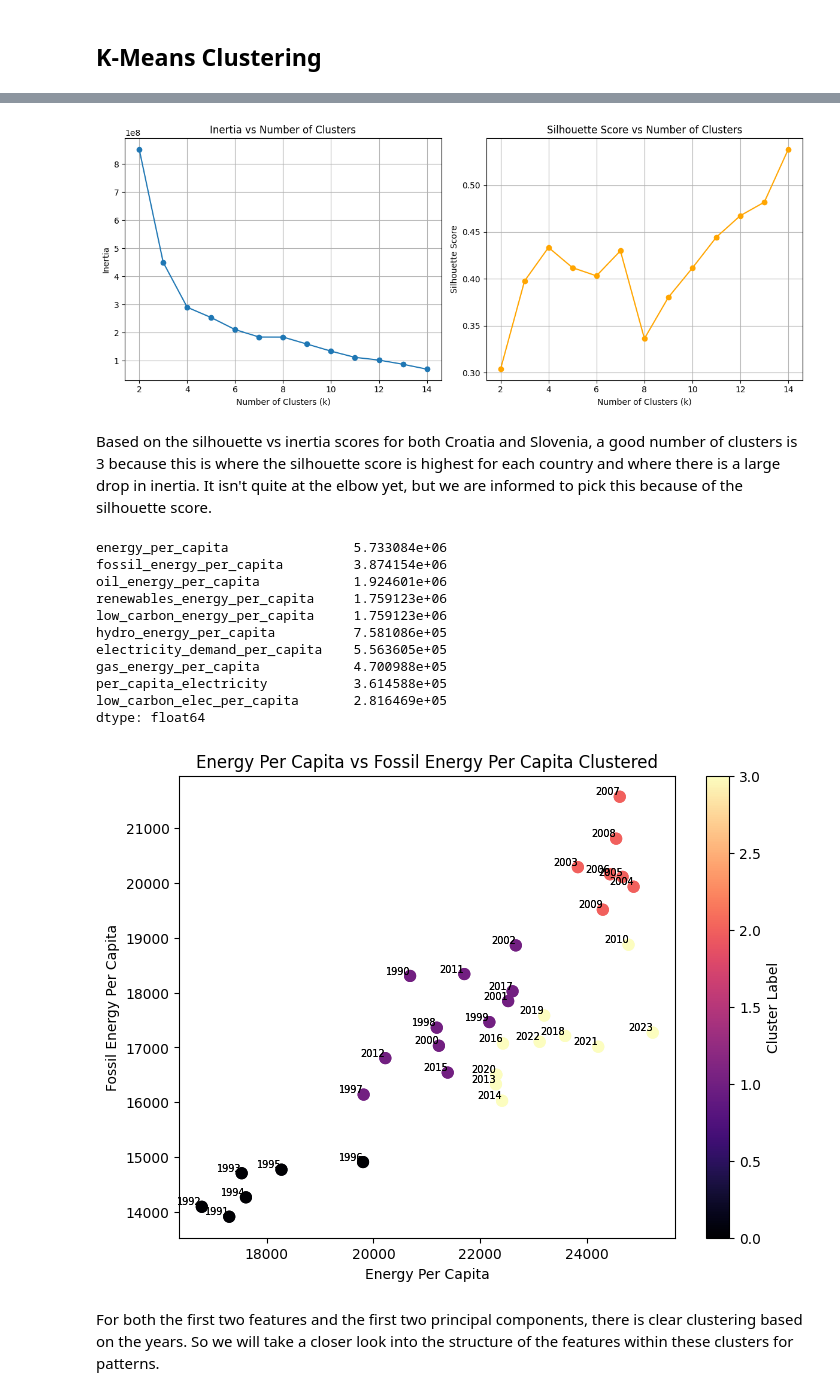
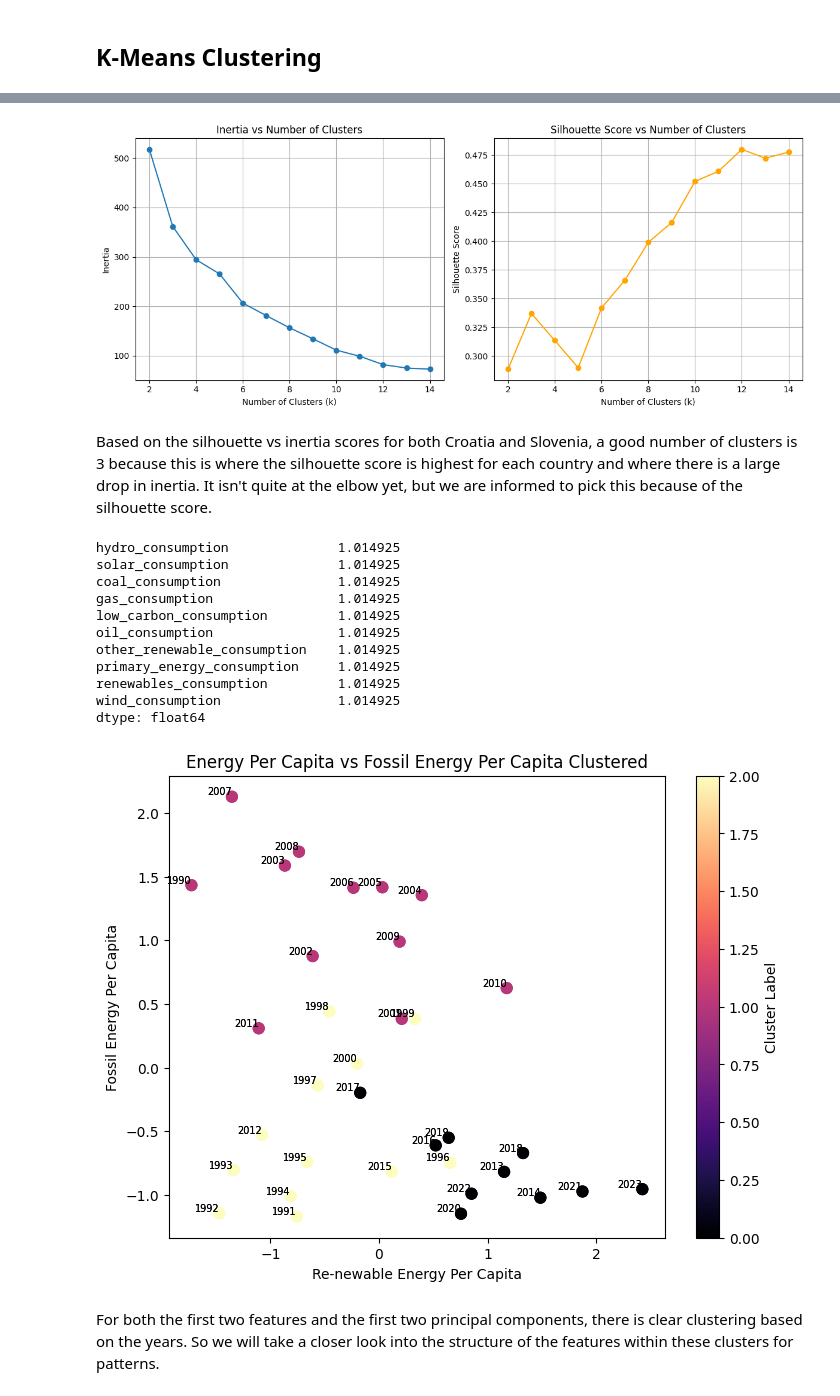
Before and after one commit to nicolenagata/DATA5322_HW4_UnsupervisedML, a Jupyter notebook: PracticalHW4_Edits.ipynb, the cells around one changed output, grey strips where cells are left out. Saved outputs shown, nothing was run; the diff lists cells and outputs as text; code cells hidden in the pictures.

```diff
--- a/PracticalHW4_Edits.ipynb
+++ b/PracticalHW4_Edits.ipynb
@@ -282,19 +282,11 @@ croatia_dfscaled.head()
 import pandas as pd
 
 # Add country column
-slovenia_df['country'] = 'Slovenia'
-croatia_df['country'] = 'Croatia'
+slovenia_dfscaled['country'] = 'Slovenia'
+croatia_dfscaled['country'] = 'Croatia'
 
 # Combine them
-df = pd.concat([slovenia_df, croatia_df])
-country	year	biofuel_elec_per_capita	biofuel_electricity	biofuel_share_elec	coal_cons_per_capita	coal_consumption	coal_elec_per_capita	coal_electricity	coal_share_elec	...	solar_electricity	solar_energy_per_capita	solar_share_elec	solar_share_energy	wind_consumption	wind_elec_per_capita	wind_electricity	wind_energy_per_capita	wind_share_elec	wind_share_energy
-5047	Slovenia	1990	2.068	0.01	0.114	1929.420	9.403	130.299	0.63	7.151	...	0.0	0.0	0.0	0.0	0.0	0.0	0.0	0.0	0.0	0.0
-5048	Slovenia	1991	2.072	0.01	0.117	1091.358	5.287	80.827	0.39	4.545	...	0.0	0.0	0.0	0.0	0.0	0.0	0.0	0.0	0.0	0.0
-5049	Slovenia	1992	2.091	0.01	0.112	968.532	4.647	138.012	0.66	7.416	...	0.0	0.0	0.0	0.0	0.0	0.0	0.0	0.0	0.0	0.0
-5050	Slovenia	1993	4.229	0.02	0.210	824.148	3.950	95.144	0.45	4.717	...	0.0	0.0	0.0	0.0	0.0	0.0	0.0	0.0	0.0	0.0
-5051	Slovenia	1994	2.13
-# drop iso code and population column
-df = df.drop(columns=['iso_code', 'population'])
+df = pd.concat([slovenia_dfscaled, croatia_dfscaled])
 
 df.head()
 # %% [output]
@@ -314,5 +314,5 @@ df.shape
 # %%
 # drop non numerical columns for PCA analysis (country and year)
-pca_df = df.drop(columns=['country', 'year'])
+pca_df = df.drop(columns=['country'])
 pca_df.head()
 # %% [output]
@@ -558,6 +546,6 @@ Each row of **Vt** can be interpreted as how each feature is weighted on each pr
 ## K-Means Clustering
 # %%
 # drop non numerical columns for K-means analysis (country and year)
-k_means_df = df.drop(columns=['country', 'year'])
+k_means_df = df.drop(columns=['country'])
 k_means_df.head()
 # %% [output]
@@ -600,12 +587,12 @@ plt.grid(True)
 plt.tight_layout()
 plt.show()
 # %% [output]
-[figure, old version]
+[figure, new version]
 # %% [markdown]
 Based on the silhouette vs inertia scores for both Croatia and Slovenia, a good number of clusters is 3 because this is where the silhouette score is highest for each country and where there is a large drop in inertia. It isn't quite at the elbow yet, but we are informed to pick this because of the silhouette score.
 # %%
 # Fit to the decided number of clusters, concluded from inertia vs silh plots
-kmeans = KMeans(n_clusters = 4, random_state = 3799, n_init = 50).fit(k_means_df)
+kmeans = KMeans(n_clusters = 3, random_state = 3799, n_init = 50).fit(k_means_df)
 # %%
 # get the cluster labels and assign them to the respected df
 k_means_df['Cluster'] = kmeans.labels_
@@ -614,42 +601,42 @@ k_means_df['Cluster'] = kmeans.labels_
 variances = k_means_df.var().sort_values(ascending=False)
 print(variances.head(10))
 # %% [output]
-energy_per_capita                5.733084e+06
-fossil_energy_per_capita         3.874154e+06
-oil_energy_per_capita            1.924601e+06
-renewables_energy_per_capita     1.759123e+06
-low_carbon_energy_per_capita     1.759123e+06
-hydro_energy_per_capita          7.581086e+05
-electricity_demand_per_capita    5.563605e+05
-gas_energy_per_capita            4.700988e+05
-per_capita_electricity           3.614588e+05
-low_carbon_elec_per_capita       2.816469e+05
+hydro_consumption              1.014925
+solar_consumption              1.014925
+coal_consumption               1.014925
+gas_consumption                1.014925
+low_carbon_consumption         1.014925
+oil_consumption                1.014925
+other_renewable_consumption    1.014925
+primary_energy_consumption     1.014925
+renewables_consumption         1.014925
+wind_consumption               1.014925
 dtype: float64
 # %%
 plt.figure(figsize=(8,6))
 
 scatter = plt.scatter(
-    k_means_df['energy_per_capita'],
-    k_means_df['fossil_energy_per_capita'],
-    c=kmeans.labels_,  # assuming kmeans is fitted on k_means_df
+    k_means_df['renewables_consumption'],
+    k_means_df['fossil_fuel_consumption'],
+    c=kmeans.labels_,
     cmap='magma',
     s=60
 )
 
-plt.xlabel('Energy Per Capita')
+plt.xlabel('Re-newable Energy Per Capita')
 plt.ylabel('Fossil Energy Per Capita')
 plt.title('Energy Per Capita vs Fossil Energy Per Capita Clustered')
 plt.colorbar(scatter, label='Cluster Label')
 
 # Optional: Add year labels if you want to annotate points
-for i, year in enumerate(df['year']):
-    plt.text(k_means_df.iloc[i]['energy_per_capita'],
-             k_means_df.iloc[i]['fossil_energy_per_capita'],
+for i, year in enumerate(df.index):
+    plt.text(k_means_df.iloc[i]['renewables_consumption'],
+             k_means_df.iloc[i]['fossil_fuel_consumption'],
              str(year), fontsize=7, ha='right', va='bottom')
 
 plt.show()
 # %% [output]
-[figure, old version]
+[figure, new version]
 # %% [markdown]
 For both the first two features and the first two principal components, there is clear clustering based on the years. So we will take a closer look into the structure of the features within these clusters for patterns.
 # %%
```
Also changed, not shown: parts of 40 cells of this notebook, 1 other file.
